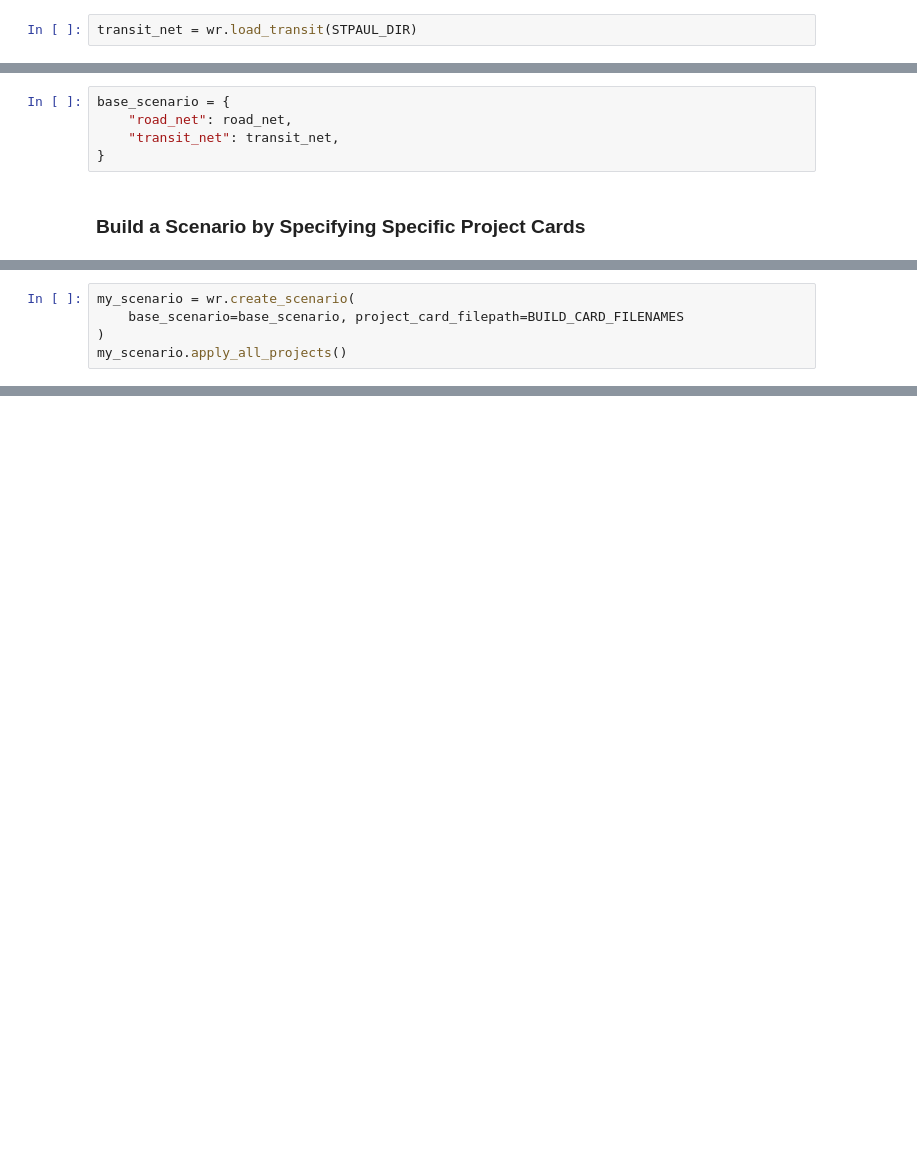
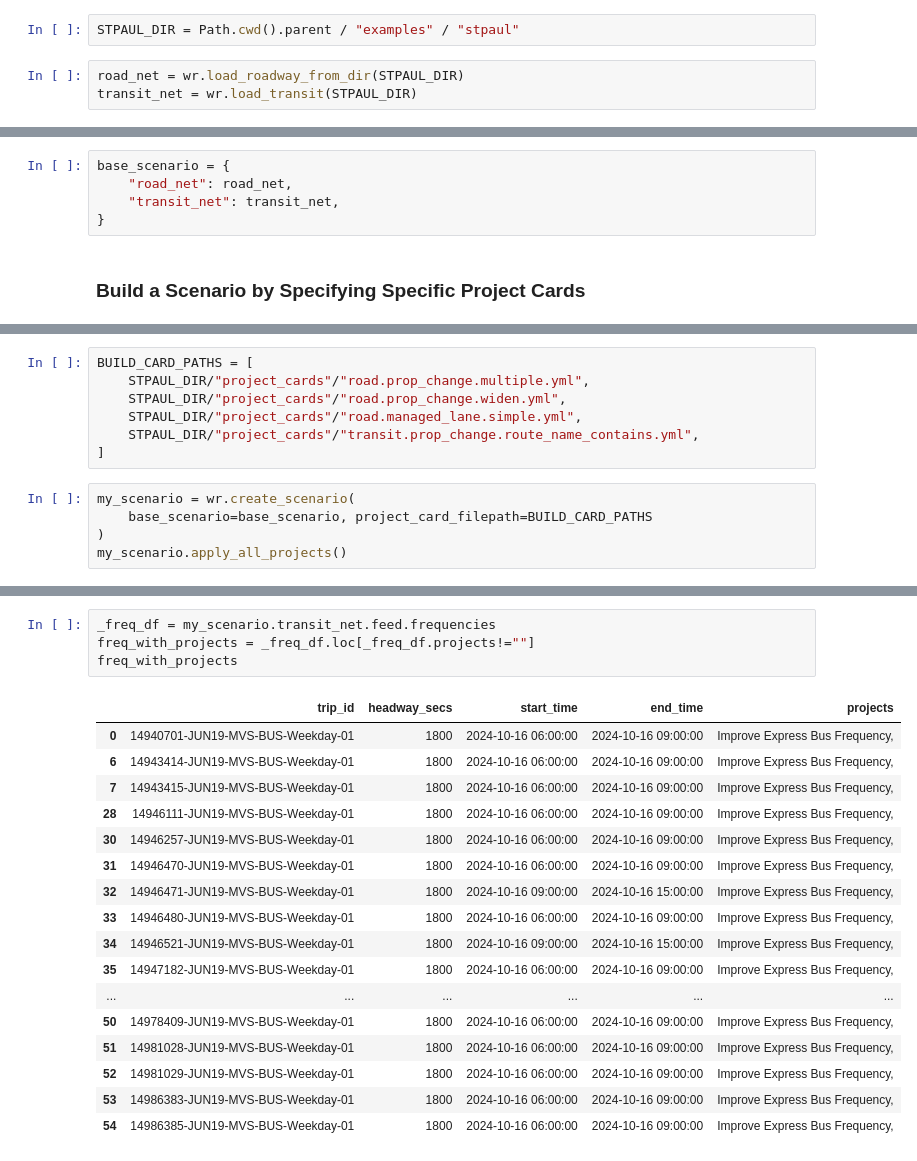
Before and after one commit to wsp-sag/network_wrangler, a Jupyter notebook: notebook/Visual Checks.ipynb, the cells around one changed output, grey strips where cells are left out. Drawn from its saved outputs; the diff is of its cells as text; blank space fills up the shorter version.

```diff
--- a/notebook/Visual Checks.ipynb
+++ b/notebook/Visual Checks.ipynb
@@ -63,3 +26,6 @@ road_net = wr.load_roadway(
+# %%
+STPAUL_DIR = Path.cwd().parent / "examples" / "stpaul"
 # %%
+road_net = wr.load_roadway_from_dir(STPAUL_DIR)
 transit_net = wr.load_transit(STPAUL_DIR)
 # %% [output]
@@ -96,6 +41,13 @@ BUILD_CARD_FILENAMES = [
+# %%
+BUILD_CARD_PATHS = [
+    STPAUL_DIR/"project_cards"/"road.prop_change.multiple.yml",
+    STPAUL_DIR/"project_cards"/"road.prop_change.widen.yml",
+    STPAUL_DIR/"project_cards"/"road.managed_lane.simple.yml",
+    STPAUL_DIR/"project_cards"/"transit.prop_change.route_name_contains.yml",
+]
 # %%
 my_scenario = wr.create_scenario(
-    base_scenario=base_scenario, project_card_filepath=BUILD_CARD_FILENAMES
+    base_scenario=base_scenario, project_card_filepath=BUILD_CARD_PATHS
 )
 my_scenario.apply_all_projects()
 # %% [output]
@@ -176,0 +114,22 @@ Output(layout=Layout(border='4px solid grey', height='auto', object_fit='scale-d
+# %%
+_freq_df = my_scenario.transit_net.feed.frequencies
+freq_with_projects = _freq_df.loc[_freq_df.projects!=""]
+freq_with_projects
+# %% [output]
+|  | trip_id | headway_secs | start_time | end_time | projects |
+| 0 | 14940701-JUN19-MVS-BUS-Weekday-01 | 1800 | 2024-10-16 06:00:00 | 2024-10-16 09:00:00 | Improve Express Bus Frequency, |
+| 6 | 14943414-JUN19-MVS-BUS-Weekday-01 | 1800 | 2024-10-16 06:00:00 | 2024-10-16 09:00:00 | Improve Express Bus Frequency, |
+| 7 | 14943415-JUN19-MVS-BUS-Weekday-01 | 1800 | 2024-10-16 06:00:00 | 2024-10-16 09:00:00 | Improve Express Bus Frequency, |
+| 28 | 14946111-JUN19-MVS-BUS-Weekday-01 | 1800 | 2024-10-16 06:00:00 | 2024-10-16 09:00:00 | Improve Express Bus Frequency, |
+| 30 | 14946257-JUN19-MVS-BUS-Weekday-01 | 1800 | 2024-10-16 06:00:00 | 2024-10-16 09:00:00 | Improve Express Bus Frequency, |
+| 31 | 14946470-JUN19-MVS-BUS-Weekday-01 | 1800 | 2024-10-16 06:00:00 | 2024-10-16 09:00:00 | Improve Express Bus Frequency, |
+| 32 | 14946471-JUN19-MVS-BUS-Weekday-01 | 1800 | 2024-10-16 09:00:00 | 2024-10-16 15:00:00 | Improve Express Bus Frequency, |
+| 33 | 14946480-JUN19-MVS-BUS-Weekday-01 | 1800 | 2024-10-16 06:00:00 | 2024-10-16 09:00:00 | Improve Express Bus Frequency, |
+| 34 | 14946521-JUN19-MVS-BUS-Weekday-01 | 1800 | 2024-10-16 09:00:00 | 2024-10-16 15:00:00 | Improve Express Bus Frequency, |
+| 35 | 14947182-JUN19-MVS-BUS-Weekday-01 | 1800 | 2024-10-16 06:00:00 | 2024-10-16 09:00:00 | Improve Express Bus Frequency, |
+| ... | ... | ... | ... | ... | ... |
+| 50 | 14978409-JUN19-MVS-BUS-Weekday-01 | 1800 | 2024-10-16 06:00:00 | 2024-10-16 09:00:00 | Improve Express Bus Frequency, |
+| 51 | 14981028-JUN19-MVS-BUS-Weekday-01 | 1800 | 2024-10-16 06:00:00 | 2024-10-16 09:00:00 | Improve Express Bus Frequency, |
+| 52 | 14981029-JUN19-MVS-BUS-Weekday-01 | 1800 | 2024-10-16 06:00:00 | 2024-10-16 09:00:00 | Improve Express Bus Frequency, |
+| 53 | 14986383-JUN19-MVS-BUS-Weekday-01 | 1800 | 2024-10-16 06:00:00 | 2024-10-16 09:00:00 | Improve Express Bus Frequency, |
+| 54 | 14986385-JUN19-MVS-BUS-Weekday-01 | 1800 | 2024-10-16 06:00:00 | 2024-10-16 09:00:00 | Improve Express Bus Frequency, |
```
Also changed, not shown: parts of 21 cells of this notebook, 11 other files.
